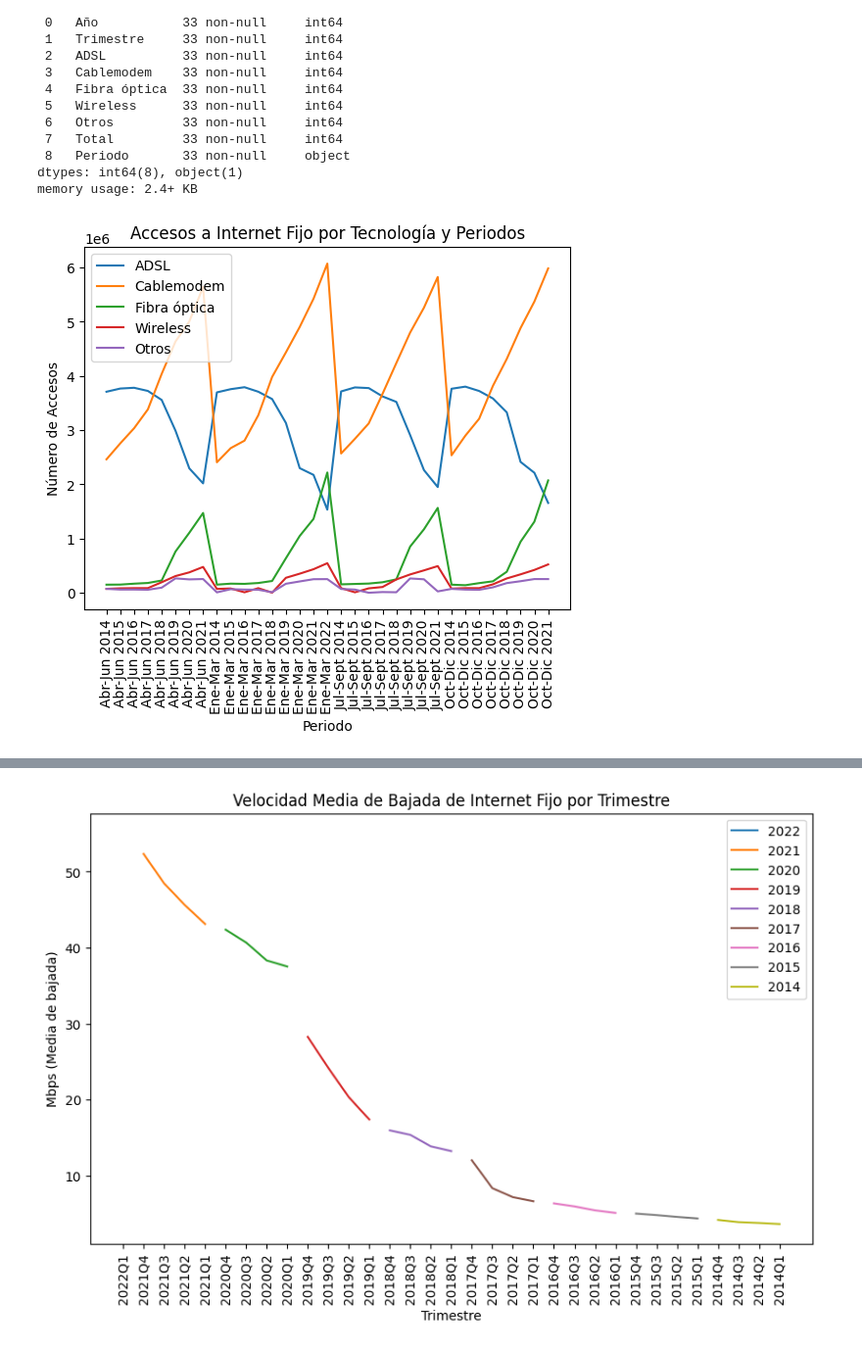
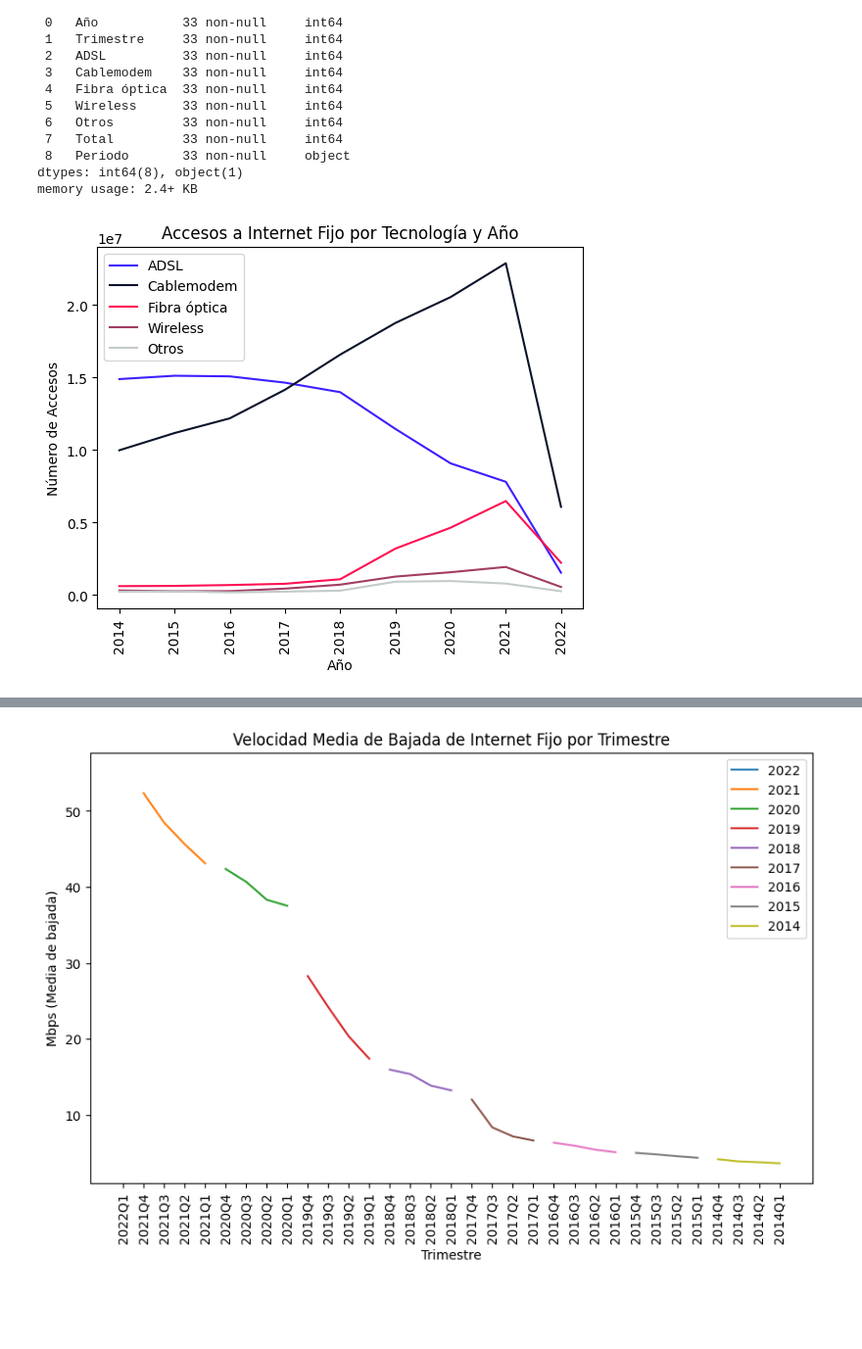
Before and after one commit to AlbaCastillo/Telecommunications-Data-Analyst, a Jupyter notebook: EDA_Telecomunicaciones.ipynb, the cells around one changed output, grey strips where cells are left out. Shown at 98% size. Drawn from its saved outputs; the diff is of its cells as text; code cells hidden in the pictures; blank space fills up the shorter version.

```diff
--- a/EDA_Telecomunicaciones.ipynb
+++ b/EDA_Telecomunicaciones.ipynb
@@ -556,26 +575,28 @@ Data columns (total 9 columns):
 dtypes: int64(8), object(1)
 memory usage: 2.4+ KB
 # %%
-# Agrupar los datos por periodo y sumarlos para cada tecnología de acceso
-df_grouped = Serie_trimestral_accesos_Internet_fijo_por_tecnología.groupby('Periodo').sum()[['ADSL', 'Cablemodem', 'Fibra óptica', 'Wireless', 'Otros']]
+# Agrupar los datos por año y sumarlos para cada tecnología de acceso
+df_grouped = Serie_trimestral_accesos_Internet_fijo_por_tecnología.groupby('Año').sum()[['ADSL', 'Cablemodem', 'Fibra óptica', 'Wireless', 'Otros']]
+
+colors = sns.color_palette(['#3D1FFF', '#0B132B', '#FF1053', '#A13D63', '#C4CBCA'])
 
 # Crear una gráfica de línea con diferentes colores para cada tecnología
 fig, ax = plt.subplots()
 
-for tecnologia in df_grouped.columns:
-    ax.plot(df_grouped.index, df_grouped[tecnologia], label=tecnologia)
+for tecnologia, color in zip(df_grouped.columns, colors):
+    ax.plot(df_grouped.index, df_grouped[tecnologia], label=tecnologia, color=color)
 
-# Establecer los títulos de la gráfica y los ejes
-plt.title('Accesos a Internet Fijo por Tecnología y Periodos')
-plt.xlabel('Periodo')
+
+plt.title('Accesos a Internet Fijo por Tecnología y Año')
+plt.xlabel('Año')
 plt.ylabel('Número de Accesos')
 
-# Establecer los ticks y la rotación del eje x
+
 ax.set_xticks(df_grouped.index)
 ax.tick_params(axis='x', rotation=90)
 
-# Añadir la leyenda y mostrar la gráfica
+
 ax.legend()
 plt.show()
 # %% [output]
-[figure, old version]
+[figure, new version]
```
Also changed, not shown: parts of 21 cells of this notebook.
